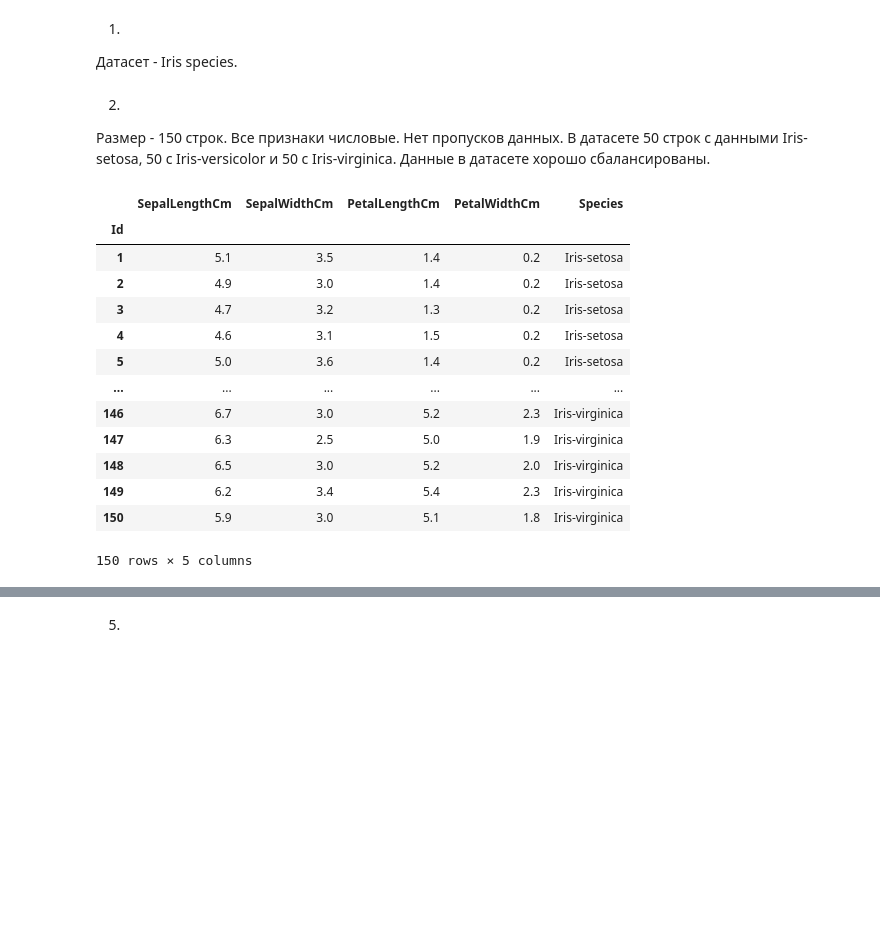
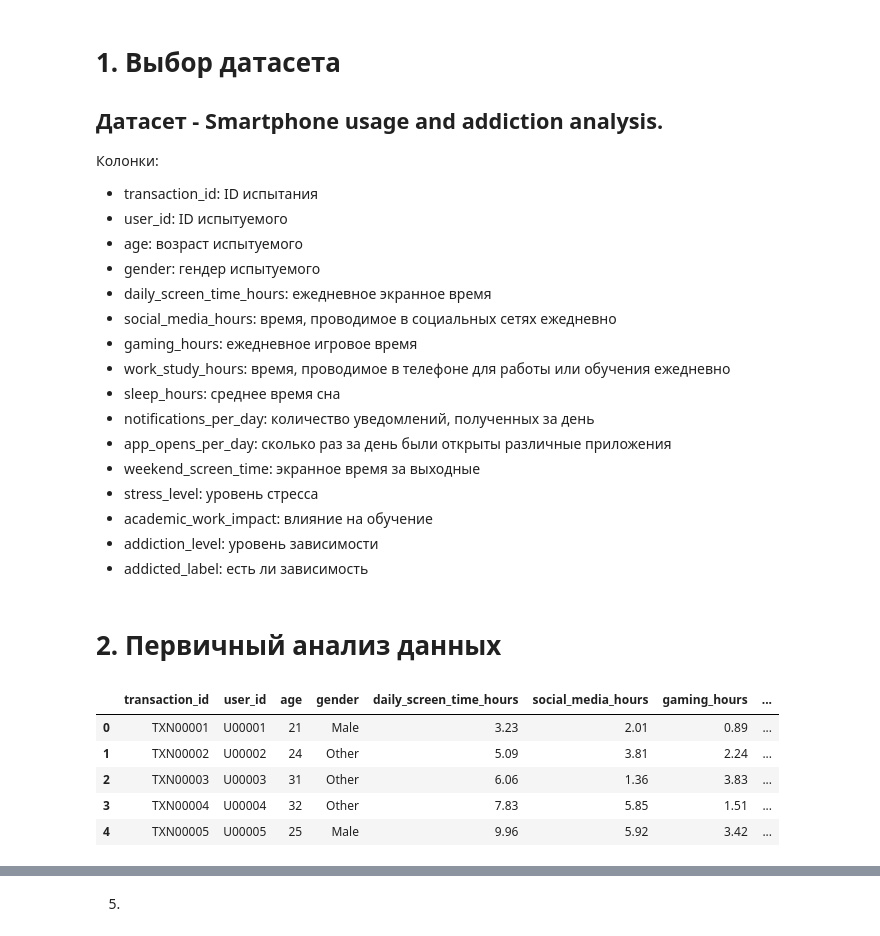
Before and after one commit to Staniskhan/ML_course, a Jupyter notebook: hw03/hw03.ipynb, the cells around one changed output, grey strips where cells are left out. Cells and saved outputs as stored; diff of their text form; code cells hidden in the pictures; blank space fills up the shorter version.

```diff
--- a/hw03/hw03.ipynb
+++ b/hw03/hw03.ipynb
@@ -1,38 +1,45 @@
 # %% [markdown]
-1)
-Датасет - Iris species.
+# 1. Выбор датасета
+## Датасет - Smartphone usage and addiction analysis.
+Колонки:
+- transaction_id: ID испытания
+- user_id: ID испытуемого
+- age: возраст испытуемого
+- gender: гендер испытуемого
+- daily_screen_time_hours: ежедневное экранное время
+- social_media_hours: время, проводимое в социальных сетях ежедневно
+- gaming_hours: ежедневное игровое время
+- work_study_hours: время, проводимое в телефоне для работы или обучения ежедневно
+- sleep_hours: среднее время сна
+- notifications_per_day: количество уведомлений, полученных за день
+- app_opens_per_day: сколько раз за день были открыты различные приложения
+- weekend_screen_time: экранное время за выходные
+- stress_level: уровень стресса
+- academic_work_impact: влияние на обучение
+- addiction_level: уровень зависимости
+- addicted_label: есть ли зависимость
 # %% [markdown]
-2)
-Размер - 150 строк.
-Все признаки числовые.
-Нет пропусков данных.
-В датасете 50 строк с данными Iris-setosa, 50 с Iris-versicolor и 50 с Iris-virginica. Данные в датасете хорошо сбалансированы.
+# 2. Первичный анализ данных
 # %%
 import seaborn as sns
 import matplotlib.pyplot as plt
 import pandas
 from sklearn.preprocessing import LabelEncoder
+from sklearn.preprocessing import OrdinalEncoder
 from sklearn.model_selection import train_test_split
 import numpy as np
 from sklearn.base import BaseEstimator
 from sklearn import metrics
 from sklearn.model_selection import GridSearchCV
+from sklearn.preprocessing import MinMaxScaler
+from sklearn.neighbors import KNeighborsClassifier
 
-df = pandas.read_csv("Iris.csv")
-df.set_index("Id", inplace=True)
-df
+df = pandas.read_csv("Smartphone_Usage_And_Addiction_Analysis_7500_Rows.csv")
+df.head()
 # %% [output]
-|  | SepalLengthCm | SepalWidthCm | PetalLengthCm | PetalWidthCm | Species |
-| Id |  |  |  |  |  |
-| 1 | 5.1 | 3.5 | 1.4 | 0.2 | Iris-setosa |
-| 2 | 4.9 | 3.0 | 1.4 | 0.2 | Iris-setosa |
-| 3 | 4.7 | 3.2 | 1.3 | 0.2 | Iris-setosa |
-| 4 | 4.6 | 3.1 | 1.5 | 0.2 | Iris-setosa |
-| 5 | 5.0 | 3.6 | 1.4 | 0.2 | Iris-setosa |
-| ... | ... | ... | ... | ... | ... |
-| 146 | 6.7 | 3.0 | 5.2 | 2.3 | Iris-virginica |
-| 147 | 6.3 | 2.5 | 5.0 | 1.9 | Iris-virginica |
-| 148 | 6.5 | 3.0 | 5.2 | 2.0 | Iris-virginica |
-| 149 | 6.2 | 3.4 | 5.4 | 2.3 | Iris-virginica |
-| 150 | 5.9 | 3.0 | 5.1 | 1.8 | Iris-virginica |
+|  | transaction_id | user_id | age | gender | daily_screen_time_hours | social_media_hours | gaming_hours | ... |
+| 0 | TXN00001 | U00001 | 21 | Male | 3.23 | 2.01 | 0.89 | ... |
+| 1 | TXN00002 | U00002 | 24 | Other | 5.09 | 3.81 | 2.24 | ... |
+| 2 | TXN00003 | U00003 | 31 | Other | 6.06 | 1.36 | 3.83 | ... |
+| 3 | TXN00004 | U00004 | 32 | Other | 7.83 | 5.85 | 1.51 | ... |
+| 4 | TXN00005 | U00005 | 25 | Male | 9.96 | 5.92 | 3.42 | ... |
-150 rows × 5 columns
```
Also changed, not shown: parts of 54 cells of this notebook.
